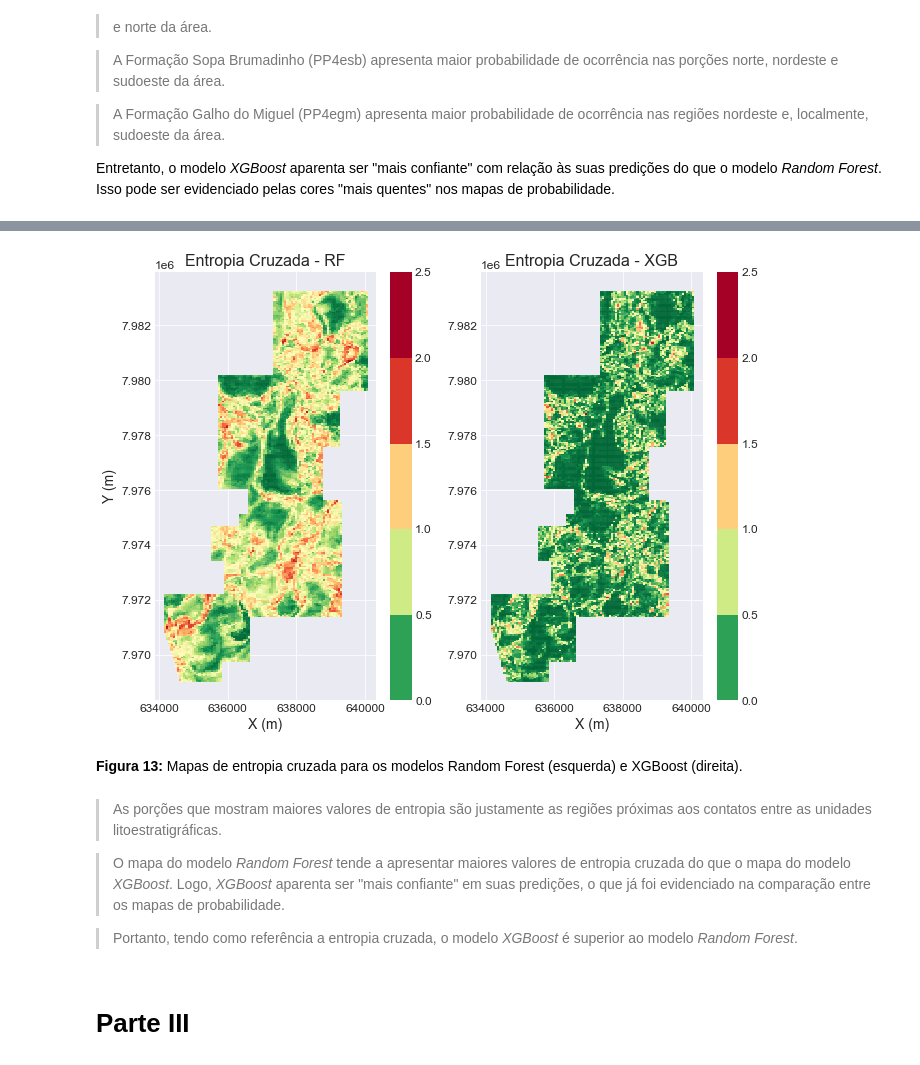
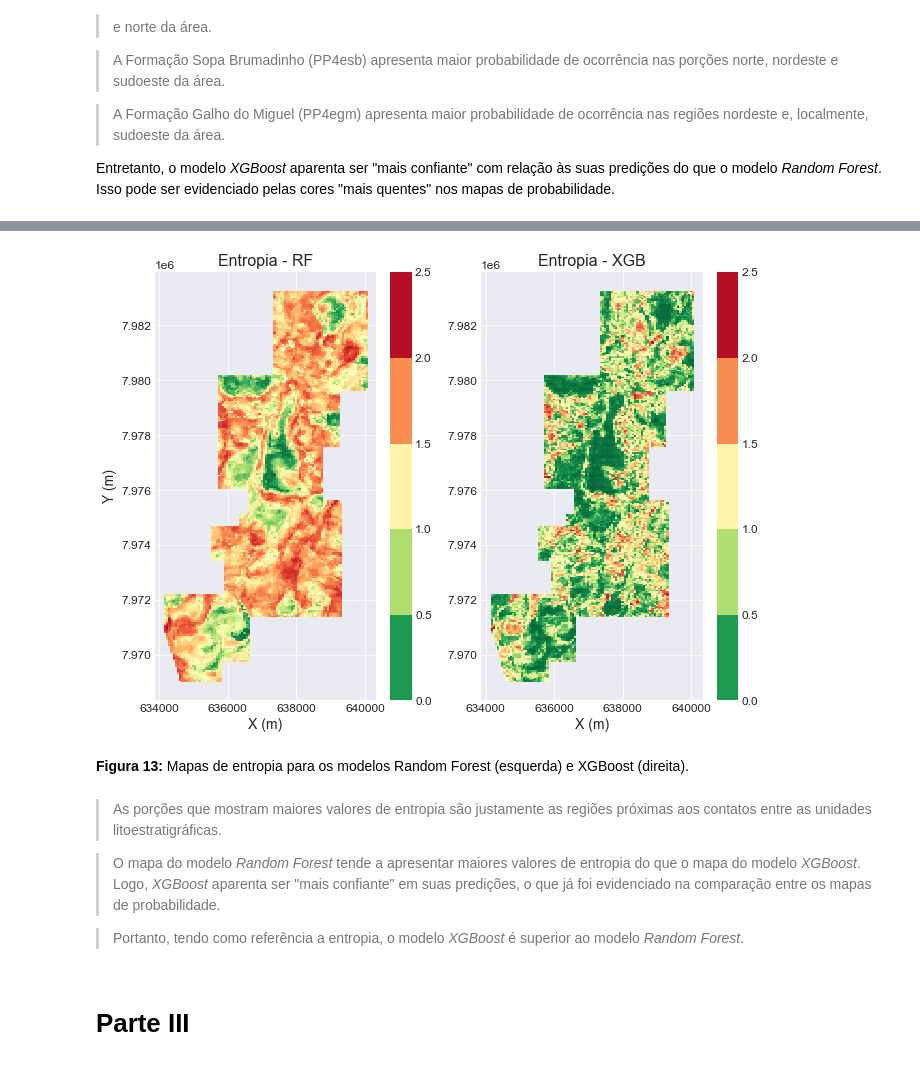
Before and after one commit to fnaghetini/Mapa-Preditivo, a Jupyter notebook: 2-predictive_litho_map.ipynb, the cells around one changed output, grey strips where cells are left out. Cells and saved outputs as stored; diff of their text form; code cells hidden in the pictures.

Commit message:
Replace cross-entropy by information entropy

```diff
--- a/2-predictive_litho_map.ipynb
+++ b/2-predictive_litho_map.ipynb
@@ -1201,39 +1199,39 @@ A *Figura 13* ilustra os mapas de entropia cruzada categórica para os modelos *
 # %%
 # cálculo da entropia para os modelos RF e XGB
-H_rf = categoricalCrossEntropy(pr_rf_train, pr_rf_test, dic_ŷ_train['RF'], dic_ŷ_test['RF'], train, test)
-H_xgb = categoricalCrossEntropy(pr_xgb_train, pr_xgb_test, dic_ŷ_train['XGB'], dic_ŷ_test['XGB'], train, test)
+H_rf = InformationEntropy(pr_rf_train, pr_rf_test, train, test)
+H_xgb = InformationEntropy(pr_xgb_train, pr_xgb_test, train, test)
 # %%
 fig, (ax1, ax2) = plt.subplots(nrows = 1, ncols = 2, figsize = (9.5, 7))
 
-# mapa de entropia cruzada (RF)
+# mapa de entropia (RF)
 rf_H_map = ax1.scatter(data = H_rf, x = 'X', y = 'Y', c = 'ENTROPY', cmap = 'RdYlGn_r', s = sz, marker = mk)
-ax1.set_title('Entropia Cruzada - RF', size = fs_title)
+ax1.set_title('Entropia - RF', size = fs_title)
 ax1.set_xlabel('X (m)', size = 14)
 ax1.set_ylabel('Y (m)', size = 14)
 fig.colorbar(rf_H_map, ax = ax1, boundaries = np.linspace(0.0,2.5,6))
 
-# mapa de entropia cruzada (XGB)
+# mapa de entropia (XGB)
 xgb_H_map = ax2.scatter(data = H_xgb, x = 'X', y = 'Y', c = 'ENTROPY', cmap = 'RdYlGn_r', s = sz, marker = mk)
-ax2.set_title('Entropia Cruzada - XGB', size = fs_title)
+ax2.set_title('Entropia - XGB', size = fs_title)
 ax2.set_xlabel('X (m)', size = 14)
 fig.colorbar(xgb_H_map, ax = ax2, boundaries = np.linspace(0.0,2.5,6))
 
 plt.tight_layout()
 
 # salva mapas
 plt.savefig("figures/notebook2/Figura_13.png", dpi = 300);
 # %% [output]
-[figure, old version]
+[figure, new version]
 # %% [markdown]
 <p>
-    <b>Figura 13:</b> Mapas de entropia cruzada para os modelos Random Forest (esquerda) e XGBoost (direita).
+    <b>Figura 13:</b> Mapas de entropia para os modelos Random Forest (esquerda) e XGBoost (direita).
 </p>
 # %% [markdown]
 > As porções que mostram maiores valores de entropia são justamente as regiões próximas aos contatos entre as unidades litoestratigráficas.
 
-> O mapa do modelo *Random Forest* tende a apresentar maiores valores de entropia cruzada do que o mapa do modelo *XGBoost*. Logo, *XGBoost* aparenta ser "mais confiante" em suas predições, o que já foi evidenciado na comparação entre os mapas de probabilidade.
+> O mapa do modelo *Random Forest* tende a apresentar maiores valores de entropia do que o mapa do modelo *XGBoost*. Logo, *XGBoost* aparenta ser "mais confiante" em suas predições, o que já foi evidenciado na comparação entre os mapas de probabilidade.
 
-> Portanto, tendo como referência a entropia cruzada, o modelo *XGBoost* é superior ao modelo *Random Forest*.
+> Portanto, tendo como referência a entropia, o modelo *XGBoost* é superior ao modelo *Random Forest*.
 # %% [markdown]
 # Parte III
 # %% [markdown]
```
Also changed, not shown: parts of 3 cells of this notebook, 6 other files.
